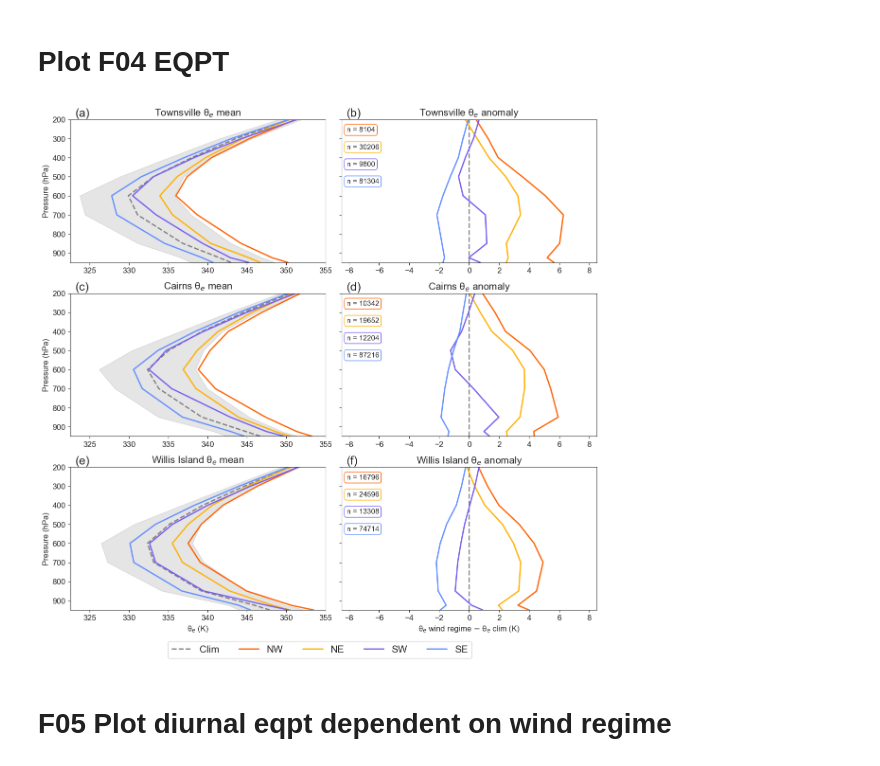
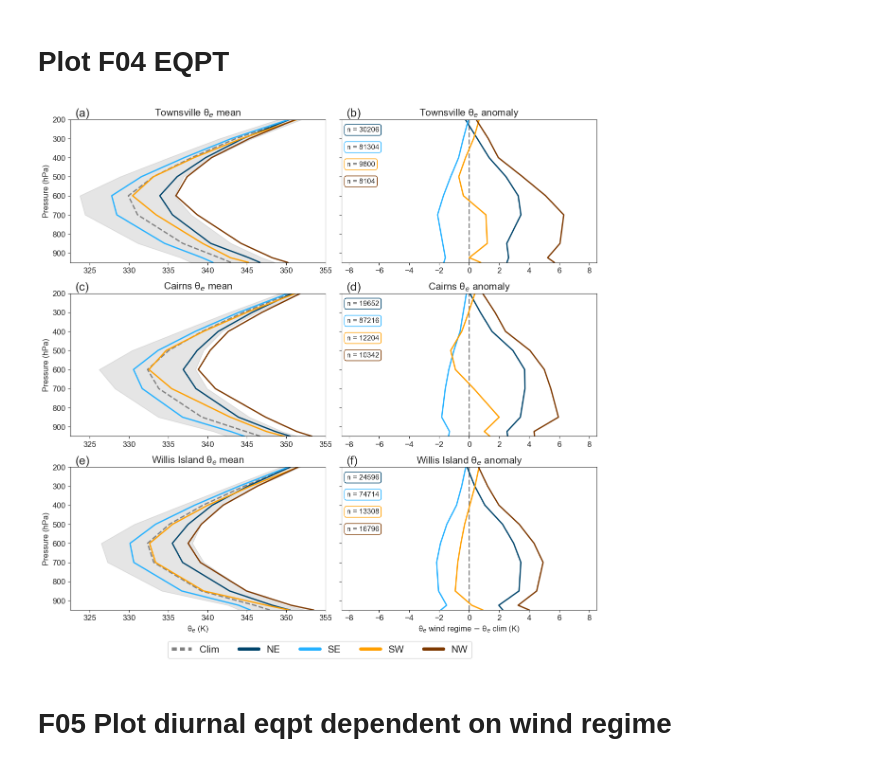
Before and after one commit to alanah-chapman/diurnal-cylces-of-clouds-and-rainfall-over-NE-QLD-during-CBS, a Jupyter notebook: Chapman_etal_2026preprint/F04_F05_Eqpt.ipynb, the cells around one changed output. Cells and saved outputs as stored; diff of their text form; code cells hidden in the pictures.

```diff
--- a/Chapman_etal_2026preprint/F04_F05_Eqpt.ipynb
+++ b/Chapman_etal_2026preprint/F04_F05_Eqpt.ipynb
@@ -734,7 +738,7 @@ lon_sites = {
     'willis': lon_willis,
 }
 # %%
-def compute_smoothed_daily_clim(da, window_days=30):
+def compute_smoothed_daily_clim(da, window_days=31):
     """
     Compute a smoothed daily climatology (day-of-year × pressure).
 
@@ -771,6 +775,12 @@ def compute_regime_anomaly_mean(regime_da, clim_smooth_da):
     clim_matched = clim_smooth_da.sel(dayofyear=doy)  # (time, pressure)
     anomaly = regime_da - clim_matched                 # (time, pressure)
     return anomaly.mean('time')                        # (pressure,)
+# %%
+# colors
+ne_c = '#00446B' # '#0072B2'
+se_c = '#25B1FF' ##9DDCFF'
+sw_c = '#FF9F00' #'#D55E00'
+nw_c = '#7D3800' #'#F0E442'
 # %%
 def plot_eqpt_profiles(results: dict, clim_smooth: dict,
                        plot_samples: bool = True,
@@ -795,10 +805,10 @@ def plot_eqpt_profiles(results: dict, clim_smooth: dict,
     pressure = np.array([950, 925, 850, 700, 600, 500, 400, 300, 200])
 
     regimes = {
-        "NW": '#FE6100',
-        "NE": '#FFB000',
-        "SW": '#785EF0',
-        "SE": '#648FFF',
+        "NE": ne_c, #FFB000',
+        "SE": se_c,#DC267F', #pink #'#648FFF'-light blue,
+        "SW": sw_c,#785EF0',
+        "NW": nw_c,#FE6100',
     }
     site_titles = {
         "towns":  "Townsville",
@@ -874,36 +884,40 @@ def plot_eqpt_profiles(results: dict, clim_smooth: dict,
         ax_mean.set_yticklabels(["200", "300", "400", "500", "600", "700", "800", "900"])
         ax_anom.set_yticklabels([])  # shared y-axis — hide labels on right panel
 
         ax_mean.set_xticks(np.arange(325, 360, 5),
                            labels=["325", "330", "335", "340", "345", "350", "355"])
         ax_mean.set_xlim(322.5, 355)
         ax_anom.set_xlim(-8.5, 8.5)
 
         ax_mean.set_ylabel("Pressure (hPa)", fontsize=12)
         ax_mean.set_title(f"{site_name} θ$_e$ mean", fontsize=15)
         ax_anom.set_title(f"{site_name} θ$_e$ anomaly", fontsize=15)
 
         # panel letter labels (a,b,c,...)
         for col, a in enumerate([ax_mean, ax_anom]):
             a.text(0.02, 1.08, f'({panel_labels[row * 2 + col]})',
                    transform=a.transAxes, fontsize=18, va='top', ha='left')
 
     # x-axis labels on bottom row only
     ax[2, 0].set_xlabel("θ$_e$ (K)", fontsize=12)
     ax[2, 1].set_xlabel("θ$_e$ wind regime $-$ θ$_e$ clim (K)", fontsize=12)
 
     # shared legend below figure
-    fig.legend(loc='lower center', bbox_to_anchor=(0.5, -0.04),
+    leg=fig.legend(loc='lower center', bbox_to_anchor=(0.5, -0.04),
                fontsize=15, ncol=len(regimes) + 1)
+    for i, line in enumerate(leg.get_lines()):
+        line.set_linewidth(5)
+        if i == 0:
+            line.set_dashes([1.5, 1])
 
     plt.tight_layout(rect=[0, 0, 1, 0.95])
-    fig.savefig('/home/563/ac9768/GBR/scripts/Paper_figures/f04v4_windregimes_eqpt.png',
+    fig.savefig('/home/563/ac9768/GBR/scripts/Chapman_etal_2026preprint/f04v2.png',
                 bbox_inches='tight', dpi=300)
 
 
 plot_eqpt_profiles(results, clim_smooth)
 # %% [output]
-[figure, old version]
+[figure, new version]
 # %% [markdown]
 # F05 Plot diurnal eqpt dependent on wind regime
 # %%
```
Also changed, not shown: parts of 5 cells of this notebook, 7 other files.
